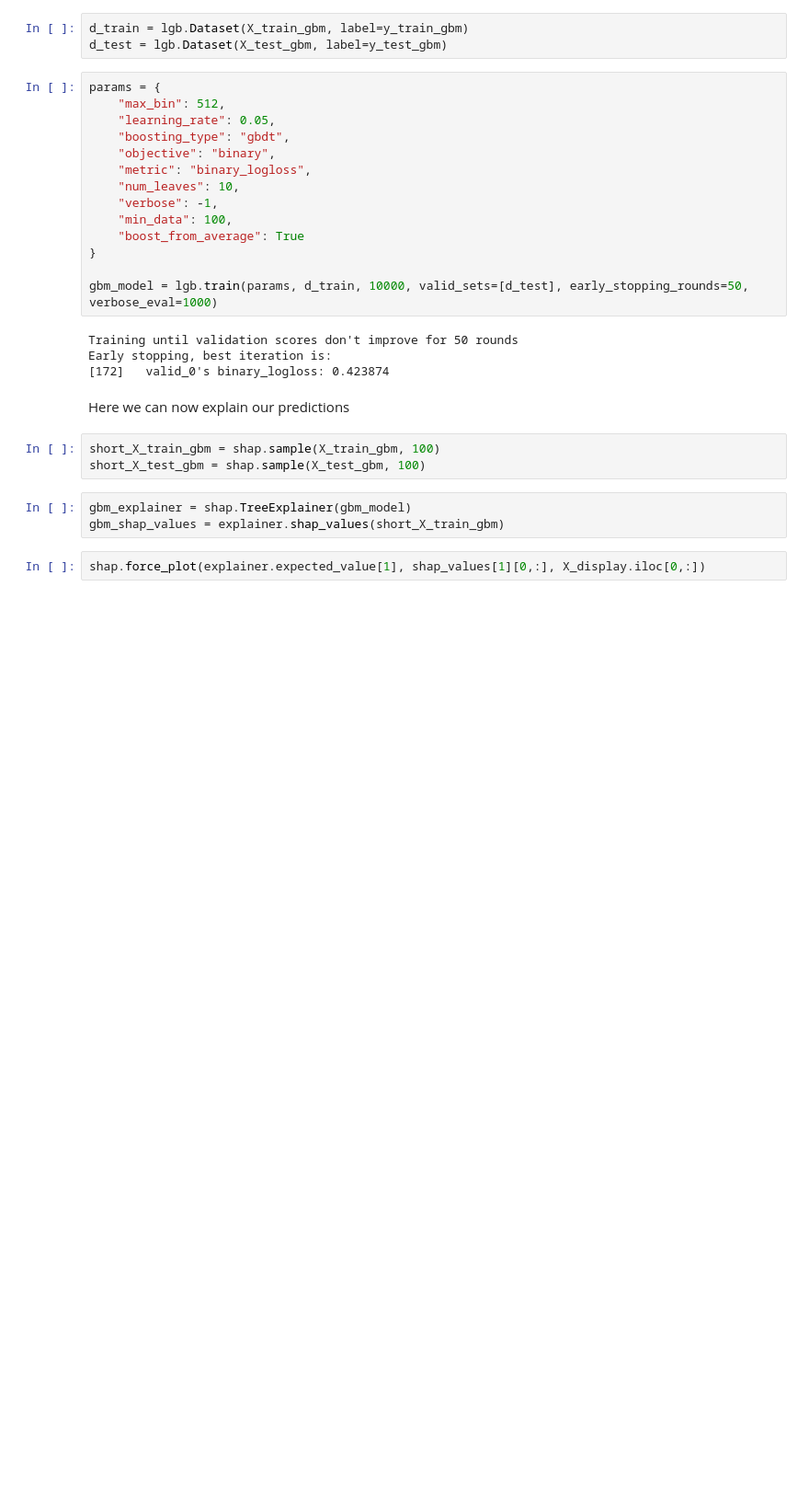
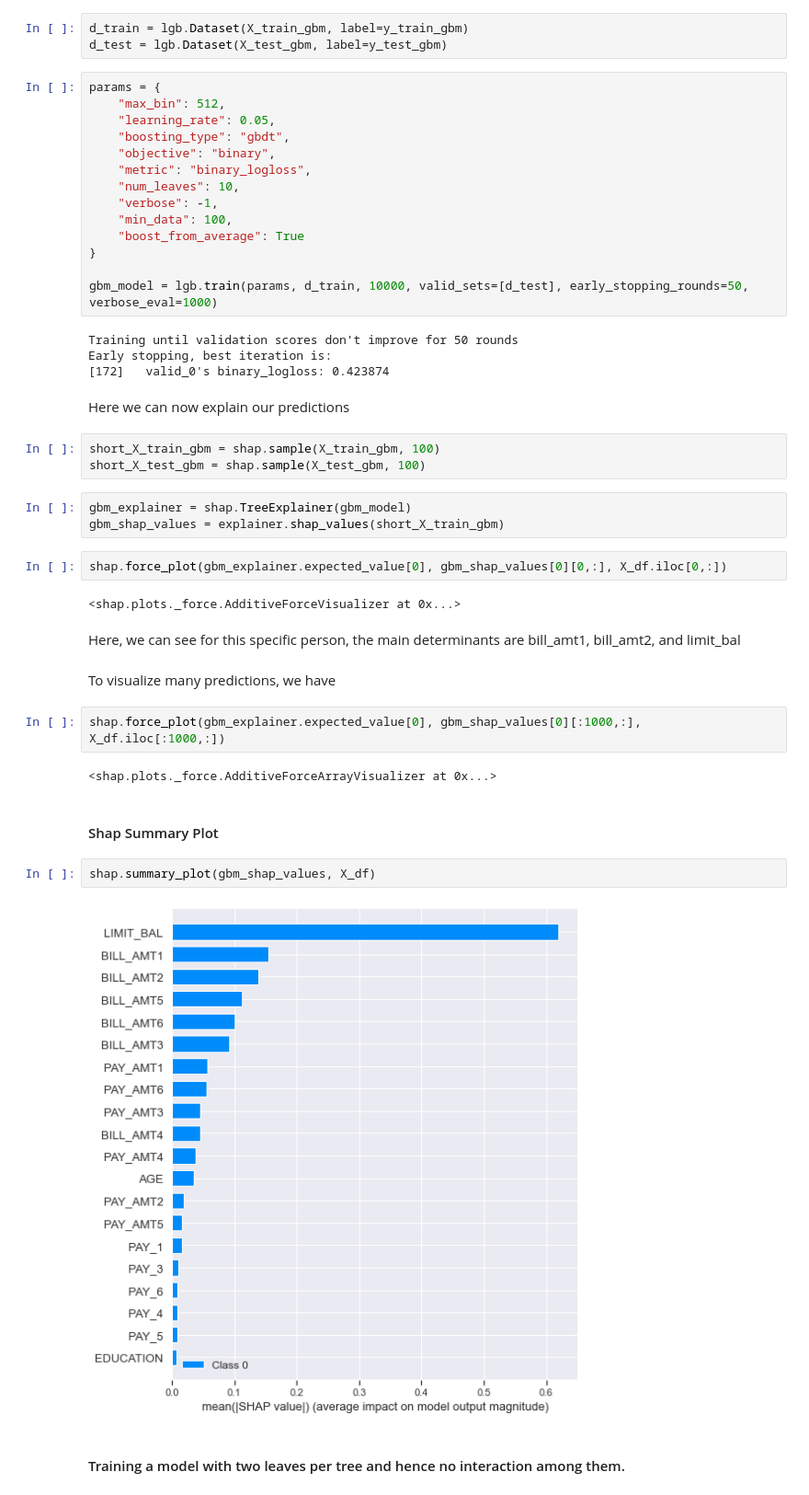
Before and after one commit to ivanurielricardo/EBC4257-Machine-Learning, a Jupyter notebook: final_project/final_project.ipynb, the cells around one changed output. Shown at 92% size. Saved outputs shown, nothing was run; the diff lists cells and outputs as text; blank space fills up the shorter version.

```diff
--- a/final_project/final_project.ipynb
+++ b/final_project/final_project.ipynb
@@ -591,4 +607,22 @@ short_X_test_gbm = shap.sample(X_test_gbm, 100)
 gbm_explainer = shap.TreeExplainer(gbm_model)
 gbm_shap_values = explainer.shap_values(short_X_train_gbm)
 # %%
-shap.force_plot(explainer.expected_value[1], shap_values[1][0,:], X_display.iloc[0,:])
+shap.force_plot(gbm_explainer.expected_value[0], gbm_shap_values[0][0,:], X_df.iloc[0,:])
+# %% [output]
+<shap.plots._force.AdditiveForceVisualizer at 0x...>
+# %% [markdown]
+Here, we can see for this specific person, the main determinants are bill_amt1, bill_amt2, and limit_bal
+# %% [markdown]
+To visualize many predictions, we have
+# %%
+shap.force_plot(gbm_explainer.expected_value[0], gbm_shap_values[0][:1000,:], X_df.iloc[:1000,:])
+# %% [output]
+<shap.plots._force.AdditiveForceArrayVisualizer at 0x...>
+# %% [markdown]
+#### Shap Summary Plot
+# %%
+shap.summary_plot(gbm_shap_values, X_df)
+# %% [output]
+[figure, added]
+# %% [markdown]
+#### Training a model with two leaves per tree and hence no interaction among them.
```
Also changed, not shown: parts of 5 cells of this notebook, 5 other files.
